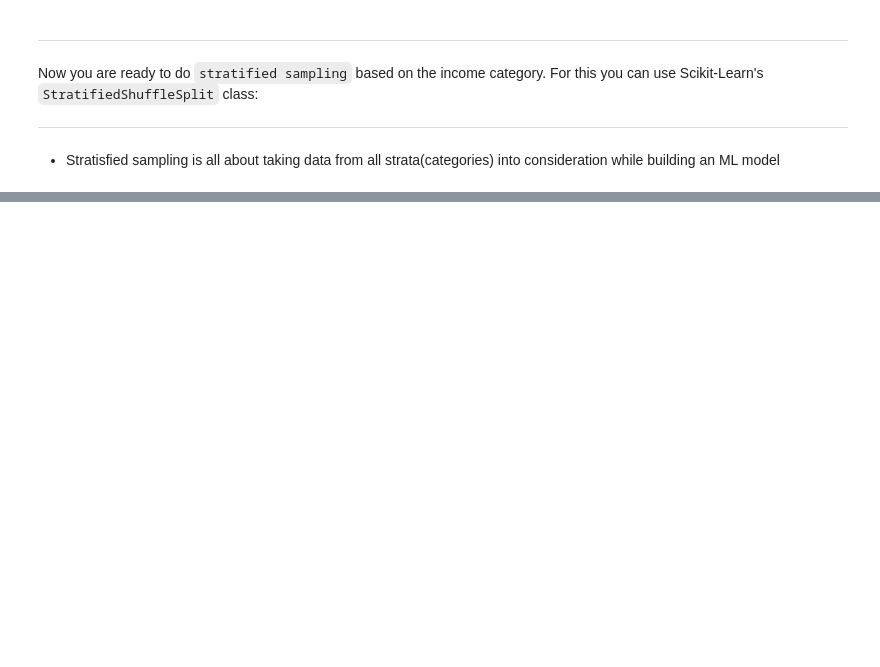
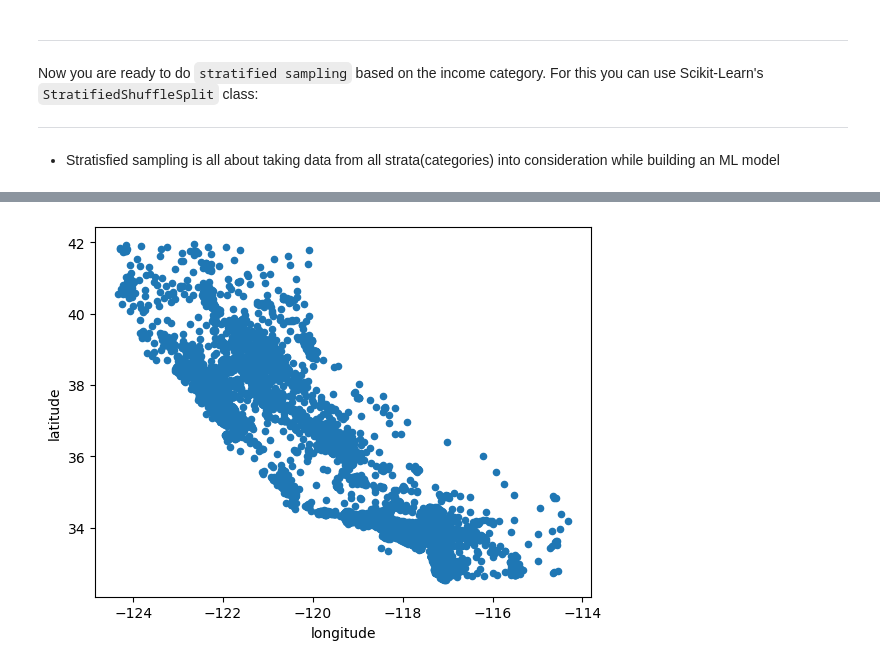
Before and after one commit to Ronnie5562/ML002, a Jupyter notebook: Section3/Hands_on_ml_book/Housing 🏠🏠🏠.ipynb, the cells around one changed output, grey strips where cells are left out. Cells and saved outputs as stored; diff of their text form; code cells hidden in the pictures; blank space fills up the shorter version.

```diff
--- a/Section3/Hands_on_ml_book/Housing 🏠🏠🏠.ipynb
+++ b/Section3/Hands_on_ml_book/Housing 🏠🏠🏠.ipynb
@@ -226,0 +227,3 @@ SyntaxError: invalid character '’' (U+2019) (2144647992.py, line 5)
+# %%
+new_housing_df = strat_train_set.copy()
+new_housing_df
@@ -226,0 +244,5 @@ SyntaxError: invalid character '’' (U+2019) (2144647992.py, line 5)
+# %%
+new_housing_df.plot(kind="scatter", x="longitude", y="latitude")
+plt.show()
+# %% [output]
+[figure, added]
```
Also changed, not shown: parts of 30 cells of this notebook.
